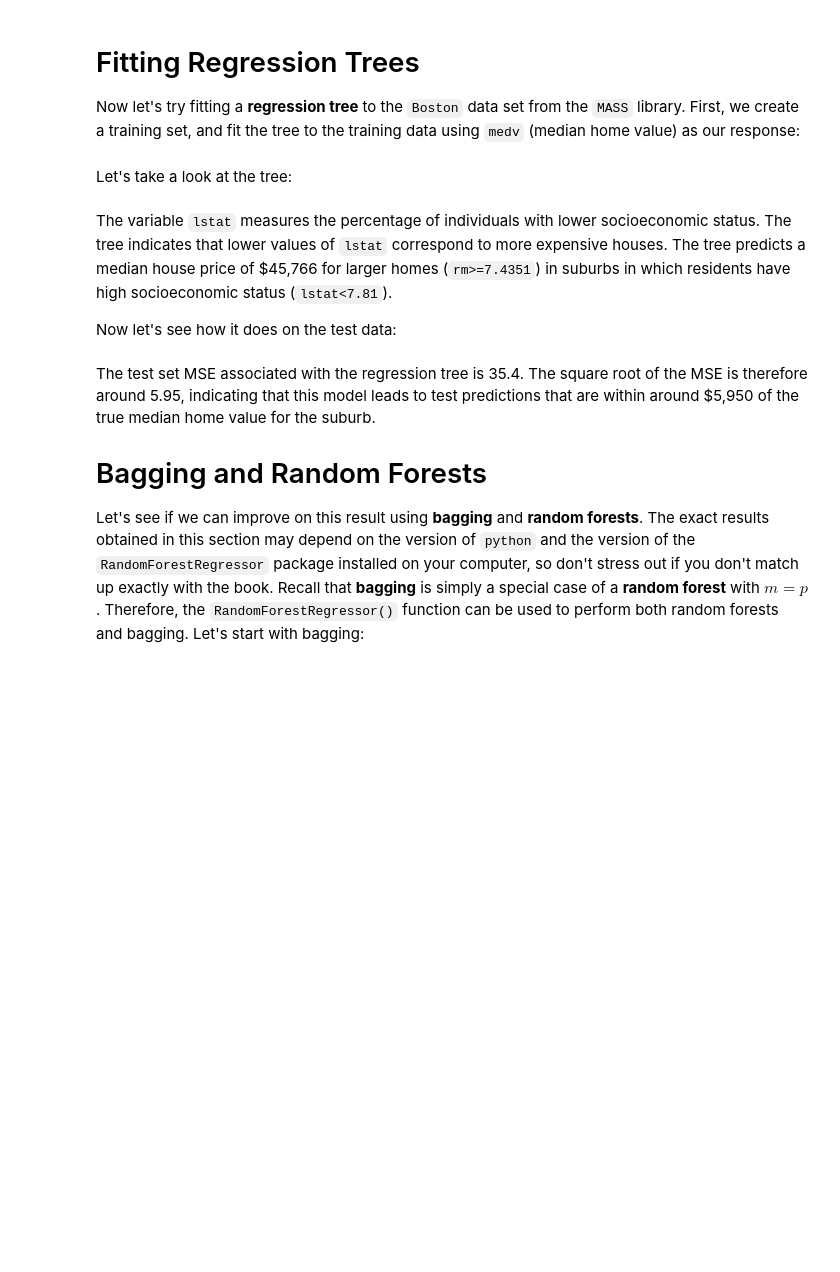
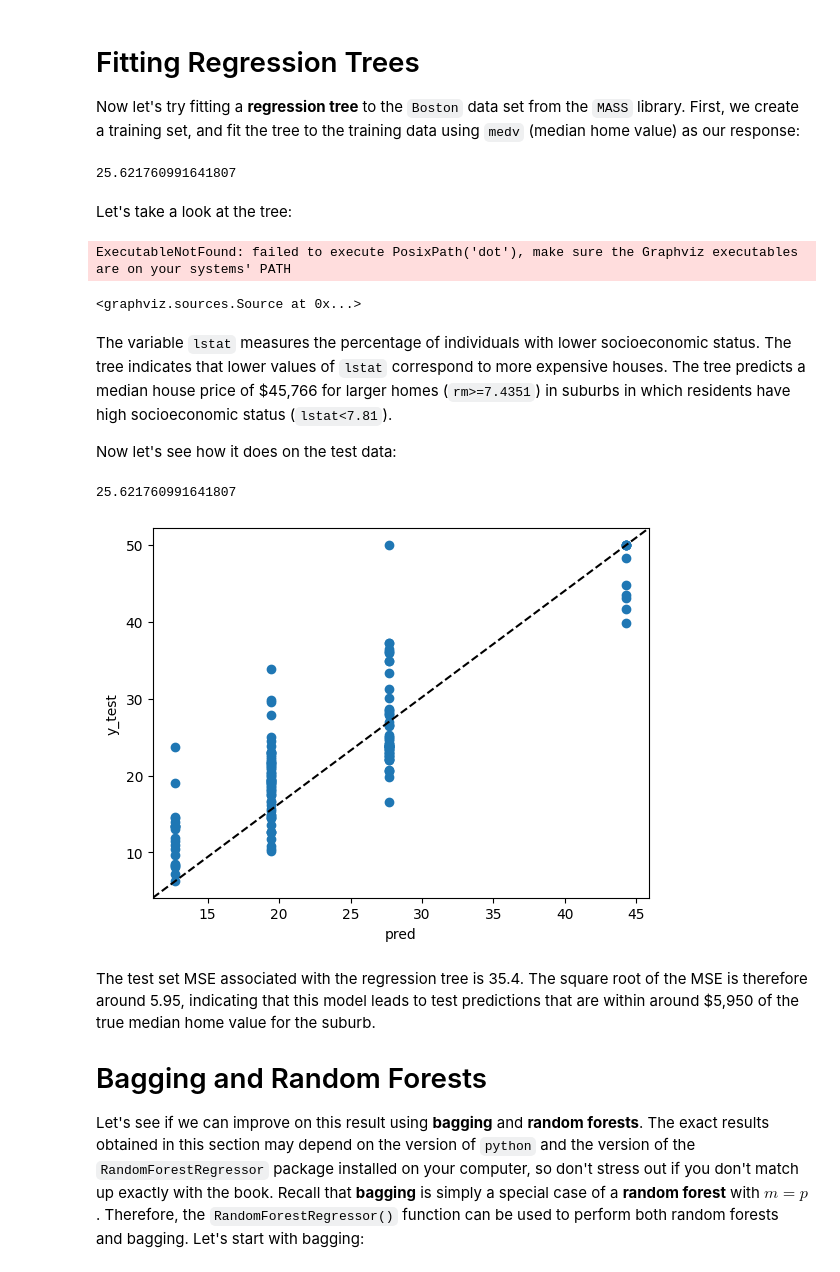
Before and after one commit to AndySama79/University-Code-Examples, a Jupyter notebook: W10/Decision Trees in Python.ipynb, the cells around one changed output. Saved outputs shown, nothing was run; the diff lists cells and outputs as text; code cells hidden in the pictures; blank space fills up the shorter version.

```diff
--- a/W10/Decision Trees in Python.ipynb
+++ b/W10/Decision Trees in Python.ipynb
@@ -79,19 +113,29 @@ boston_df = pd.read_csv('Boston.csv')
 X = boston_df.drop('medv', axis = 1)
 y = boston_df.medv
 ### ENTER YOUR CODE ###
-
+X_train, X_test, y_train, y_test = train_test_split(X, y, test_size=0.3, random_state=1)
 # Pruning not supported. Choosing max depth 2)
 ### ENTER YOUR CODE ###
+dt = DecisionTreeRegressor(max_depth=2)
+dt.fit(X_train, y_train)
+pred = dt.predict(X_test)
+mse = mean_squared_error(y_test, pred)
+print(mse)
+# %% [output]
+25.621760991641807
 # %% [markdown]
 Let's take a look at the tree:
 # %%
-export_graphviz(regr_tree_boston,
+export_graphviz(dt,
                 out_file = "boston_tree.dot",
                 feature_names = X_train.columns)
 
 with open("boston_tree.dot") as f:
     dot_graph = f.read()
 graphviz.Source(dot_graph)
+# %% [output]
+ExecutableNotFound: failed to execute PosixPath('dot'), make sure the Graphviz executables are on your systems' PATH
+<graphviz.sources.Source at 0x...>
 # %% [markdown]
 The variable `lstat` measures the percentage of individuals with lower
 socioeconomic status. The tree indicates that lower values of `lstat` correspond
@@ -101,21 +145,24 @@ status (`lstat<7.81`).
 
 Now let's see how it does on the test data:
 # %%
-pred = regr_tree_boston.predict(X_test)
+pred = dt.predict(X_test)
 
 plt.scatter(pred,
             y_test,
             label = 'medv')
 
 plt.plot([0, 1],
          [0, 1],
          '--k',
          transform = plt.gca().transAxes)
 
 plt.xlabel('pred')
 plt.ylabel('y_test')
 
 mean_squared_error(y_test, pred)
+# %% [output]
+25.621760991641807
+[figure, added]
 # %% [markdown]
 The test set MSE associated with the regression tree is
 35.4. The square root of the MSE is therefore around 5.95, indicating
```
Also changed, not shown: parts of 15 cells of this notebook, 10 other files.
